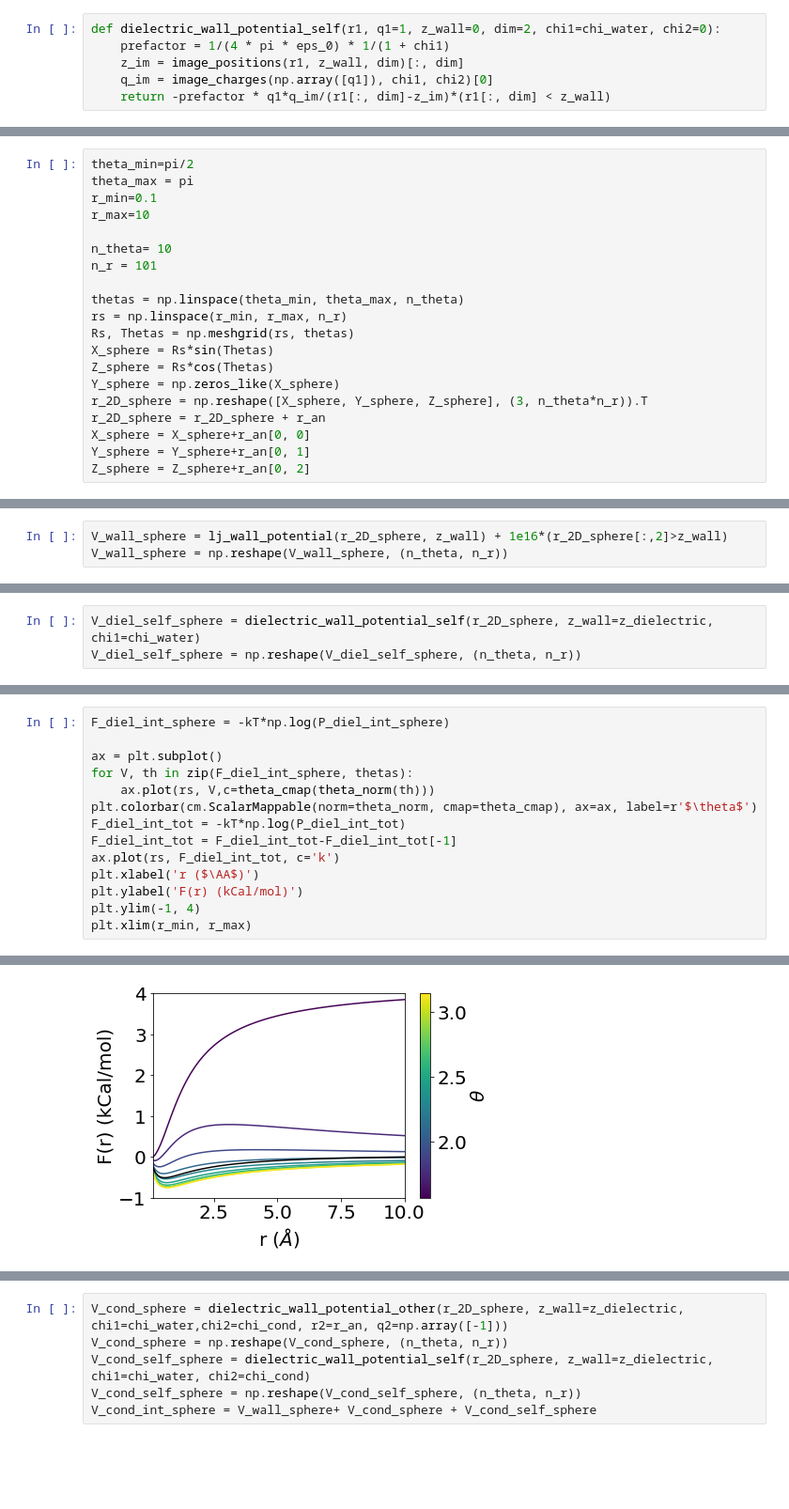
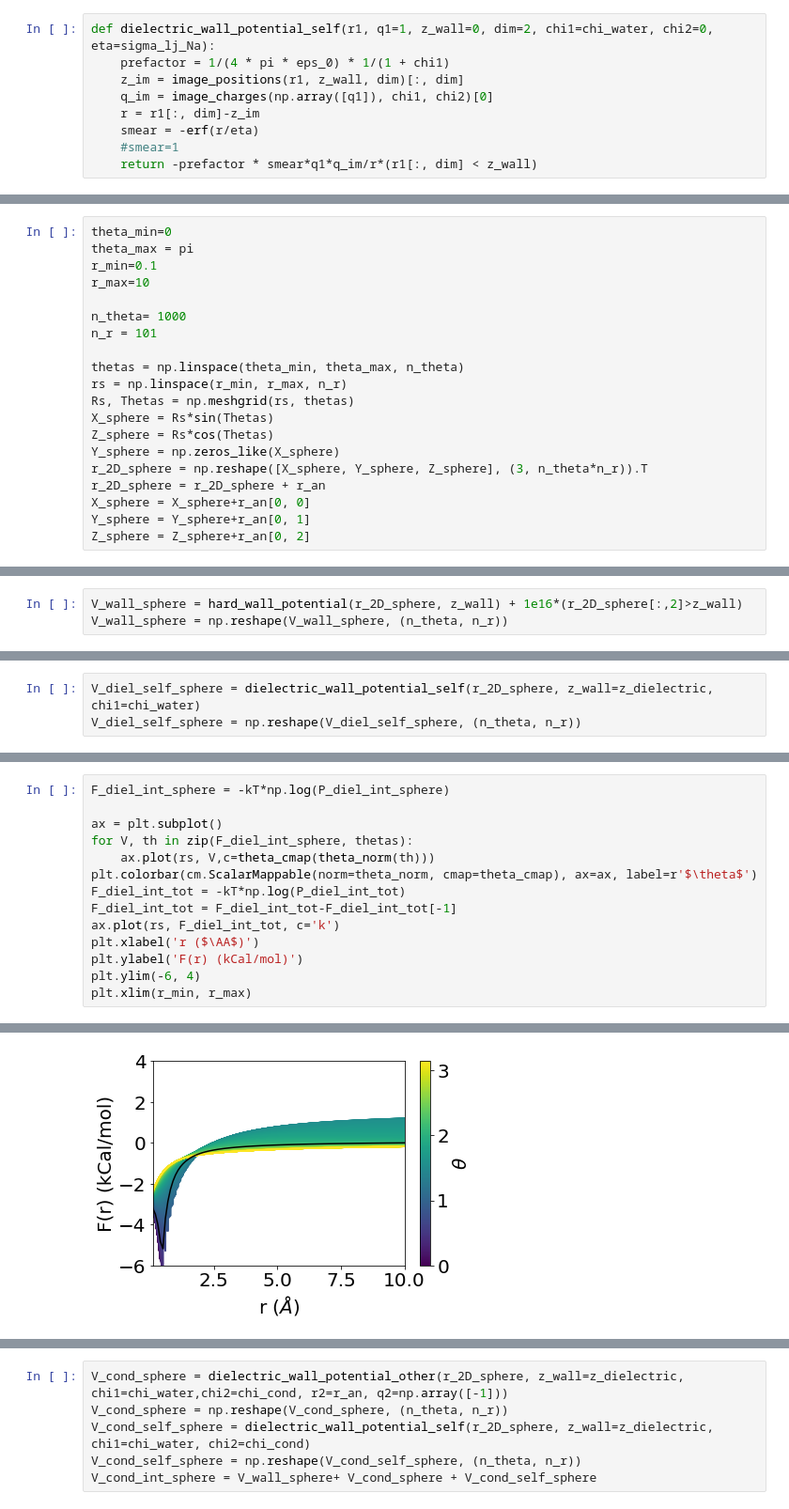
Before and after one commit to adodin/Ion-Pairing, a Jupyter notebook: Analytical/Analytical_Potentials.ipynb, the cells around one changed output, grey strips where cells are left out. Shown at 94% size. Saved outputs shown, nothing was run; the diff lists cells and outputs as text; blank space fills up the shorter version.

```diff
--- a/Analytical/Analytical_Potentials.ipynb
+++ b/Analytical/Analytical_Potentials.ipynb
@@ -243,11 +244,14 @@ plt.show()
 # %% [markdown]
 Now Let's add in the effect of the surface charge induced by the cation itself.
 # %%
-def dielectric_wall_potential_self(r1, q1=1, z_wall=0, dim=2, chi1=chi_water, chi2=0):
+def dielectric_wall_potential_self(r1, q1=1, z_wall=0, dim=2, chi1=chi_water, chi2=0, eta=sigma_lj_Na):
     prefactor = 1/(4 * pi * eps_0) * 1/(1 + chi1)
     z_im = image_positions(r1, z_wall, dim)[:, dim]
     q_im = image_charges(np.array([q1]), chi1, chi2)[0]
-    return -prefactor * q1*q_im/(r1[:, dim]-z_im)*(r1[:, dim] < z_wall)
+    r = r1[:, dim]-z_im
+    smear = -erf(r/eta)
+    #smear=1
+    return -prefactor * smear*q1*q_im/r*(r1[:, dim] < z_wall)
 # %% [markdown]
 If we plot the interaction of a particle with a planar liquid-vapor interface, we see that the particle induces a surface charge of the same sign leading to a net repulsion of the particle from the interface.
 # %%
@@ -368,10 +372,10 @@ plt.show()
 # %%
-theta_min=pi/2
+theta_min=0
 theta_max = pi
 r_min=0.1
 r_max=10
 
-n_theta= 10
+n_theta= 1000
 n_r = 101
 
 thetas = np.linspace(theta_min, theta_max, n_theta)
@@ -393,5 +397,5 @@ plt.scatter(X_sphere, Z_sphere)
 # %%
-V_wall_sphere = lj_wall_potential(r_2D_sphere, z_wall) + 1e16*(r_2D_sphere[:,2]>z_wall)
+V_wall_sphere = hard_wall_potential(r_2D_sphere, z_wall) + 1e16*(r_2D_sphere[:,2]>z_wall)
 V_wall_sphere = np.reshape(V_wall_sphere, (n_theta, n_r))
 # %%
 ax = plt.subplot()
@@ -473,20 +477,20 @@ plt.xlim(r_min, r_max)
 # %%
 F_diel_int_sphere = -kT*np.log(P_diel_int_sphere)
 
 ax = plt.subplot()
 for V, th in zip(F_diel_int_sphere, thetas):
     ax.plot(rs, V,c=theta_cmap(theta_norm(th)))
 plt.colorbar(cm.ScalarMappable(norm=theta_norm, cmap=theta_cmap), ax=ax, label=r'$\theta$')
 F_diel_int_tot = -kT*np.log(P_diel_int_tot)
 F_diel_int_tot = F_diel_int_tot-F_diel_int_tot[-1]
 ax.plot(rs, F_diel_int_tot, c='k')
 plt.xlabel('r ($\AA$)')
 plt.ylabel('F(r) (kCal/mol)')
-plt.ylim(-1, 4)
+plt.ylim(-6, 4)
 plt.xlim(r_min, r_max)
 # %% [output]
 (0.1, 10.0)
-[figure, old version]
+[figure, new version]
 # %%
 ax = plt.subplot()
 for V, th in zip(P_diel_int_sphere, thetas):
```
Also changed, not shown: parts of 18 cells of this notebook.
